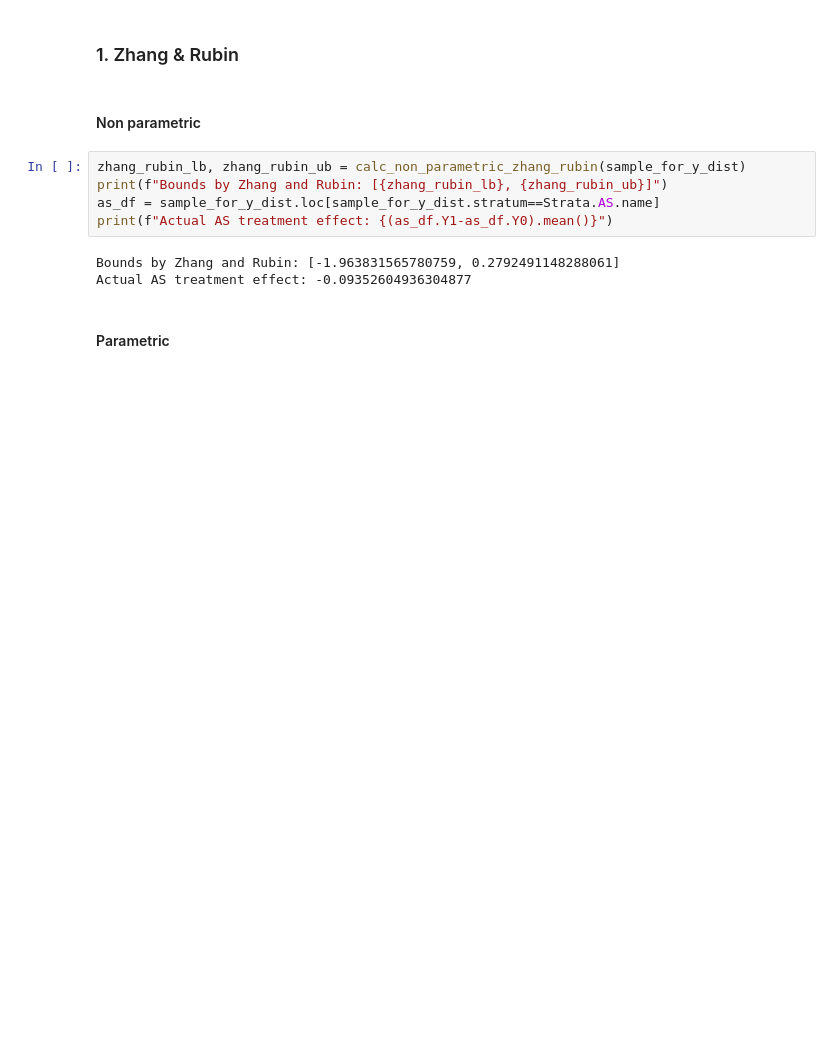
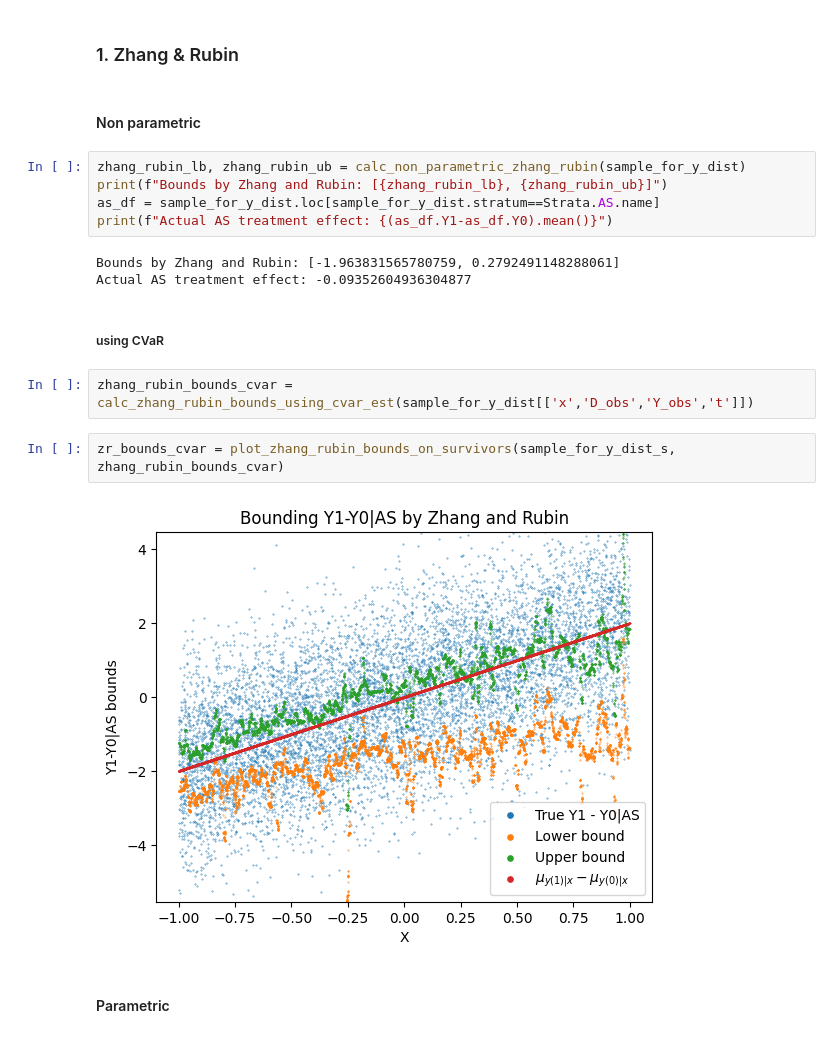
Before and after one commit to HadarRosenwald/competing_risks_simulation, a Jupyter notebook: competing_risks_simulation.ipynb, the cells around one changed output. Saved outputs shown, nothing was run; the diff lists cells and outputs as text; blank space fills up the shorter version.

```diff
--- a/competing_risks_simulation.ipynb
+++ b/competing_risks_simulation.ipynb
@@ -51,6 +54,14 @@ print(f"Actual AS treatment effect: {(as_df.Y1-as_df.Y0).mean()}")
 # %% [output]
 Bounds by Zhang and Rubin: [-1.963831565780759, 0.2792491148288061]
 Actual AS treatment effect: -0.09352604936304877
+# %% [markdown]
+##### using CVaR
+# %%
+zhang_rubin_bounds_cvar = calc_zhang_rubin_bounds_using_cvar_est(sample_for_y_dist[['x','D_obs','Y_obs','t']])
+# %%
+zr_bounds_cvar = plot_zhang_rubin_bounds_on_survivors(sample_for_y_dist_s, zhang_rubin_bounds_cvar)
+# %% [output]
+[figure, added]
 # %% [markdown]
 #### Parametric
 # %% [markdown]
```
Also changed, not shown: parts of 17 cells of this notebook, 2 other files.
